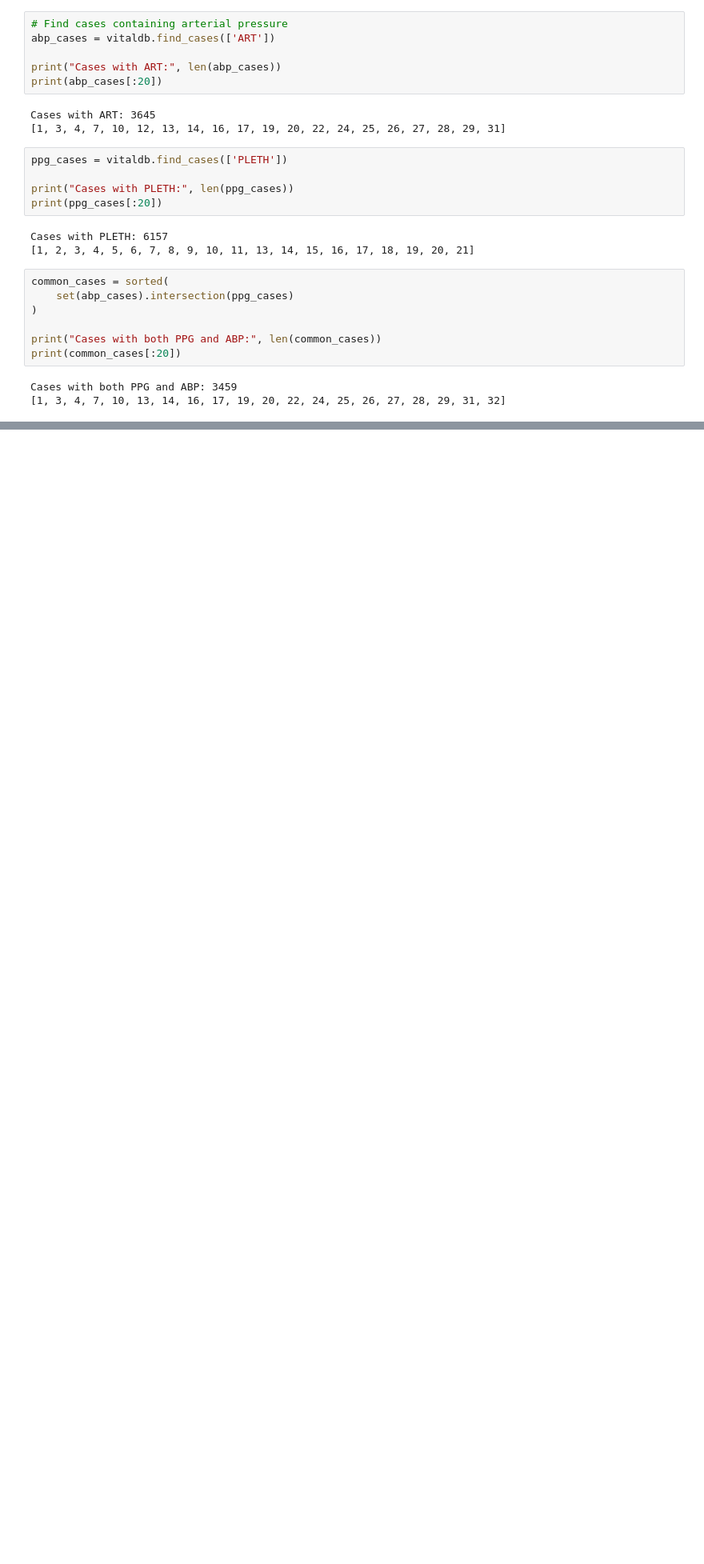
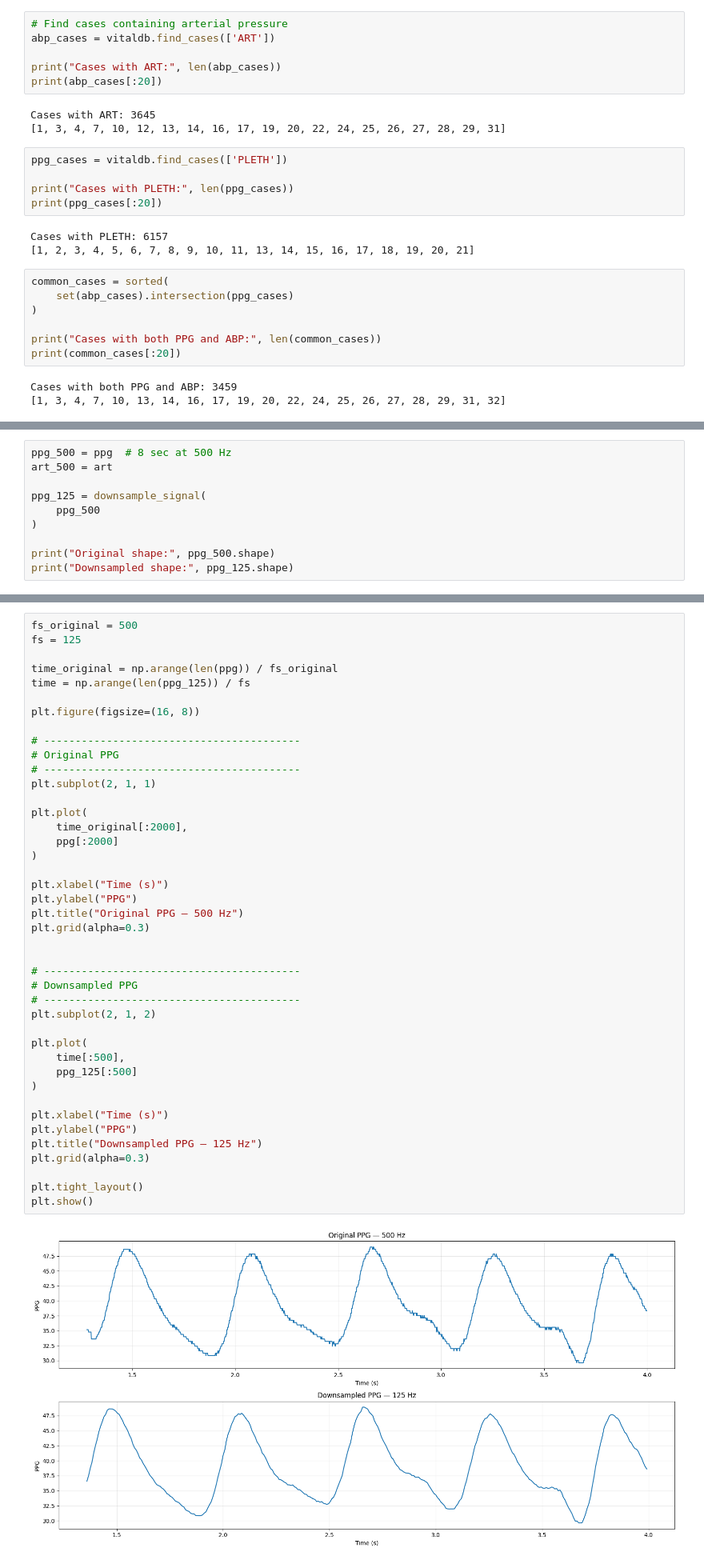
Before and after one commit to Yashvi1701/BP_estimation, a Jupyter notebook: VitalDB/VitalDB_cross_generalization.ipynb, the cells around one changed output, grey strips where cells are left out. Shown at 80% size. Cells and saved outputs as stored; diff of their text form; blank space fills up the shorter version.

```diff
--- a/VitalDB/VitalDB_cross_generalization.ipynb
+++ b/VitalDB/VitalDB_cross_generalization.ipynb
@@ -105,0 +197,10 @@ std = 0.7145724
+# %%
+ppg_500 = ppg  # 8 sec at 500 Hz
+art_500 = art
+
+ppg_125 = downsample_signal(
+    ppg_500
+)
+
+print("Original shape:", ppg_500.shape)
+print("Downsampled shape:", ppg_125.shape)
@@ -105,0 +212,44 @@ std = 0.7145724
+# %%
+fs_original = 500
+fs = 125
+
+time_original = np.arange(len(ppg)) / fs_original
+time = np.arange(len(ppg_125)) / fs
+
+plt.figure(figsize=(16, 8))
+
+# -----------------------------------------
+# Original PPG
+# -----------------------------------------
+plt.subplot(2, 1, 1)
+
+plt.plot(
+    time_original[:2000],
+    ppg[:2000]
+)
+
+plt.xlabel("Time (s)")
+plt.ylabel("PPG")
+plt.title("Original PPG — 500 Hz")
+plt.grid(alpha=0.3)
+
+
+# -----------------------------------------
+# Downsampled PPG
+# -----------------------------------------
+plt.subplot(2, 1, 2)
+
+plt.plot(
+    time[:500],
+    ppg_125[:500]
+)
+
+plt.xlabel("Time (s)")
+plt.ylabel("PPG")
+plt.title("Downsampled PPG — 125 Hz")
+plt.grid(alpha=0.3)
+
+plt.tight_layout()
+plt.show()
+# %% [output]
+[figure, added]
```
Also changed, not shown: parts of 11 cells of this notebook.
